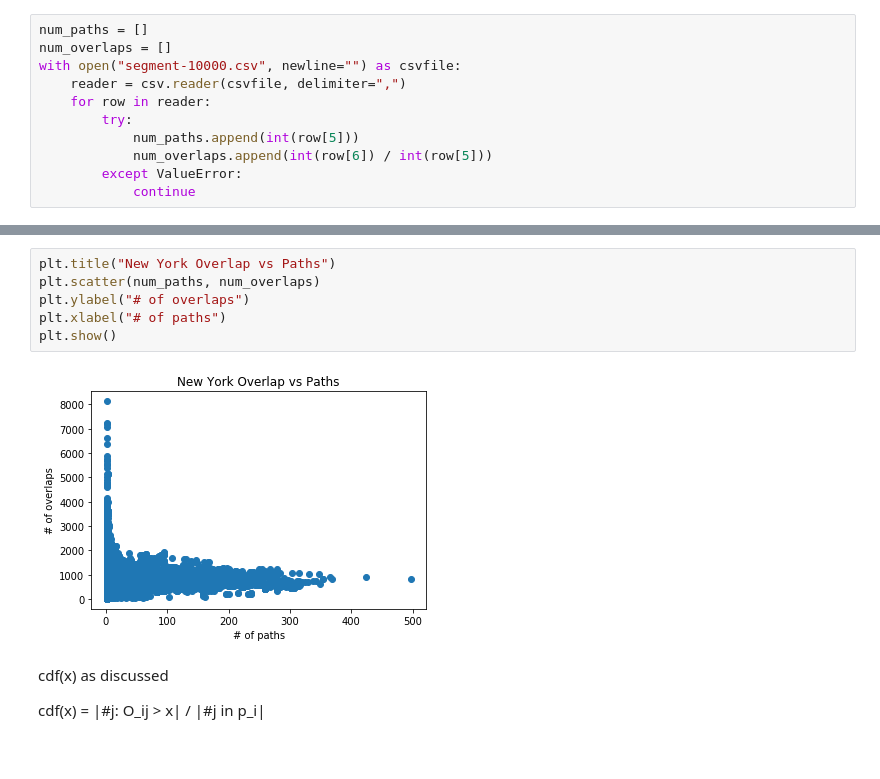
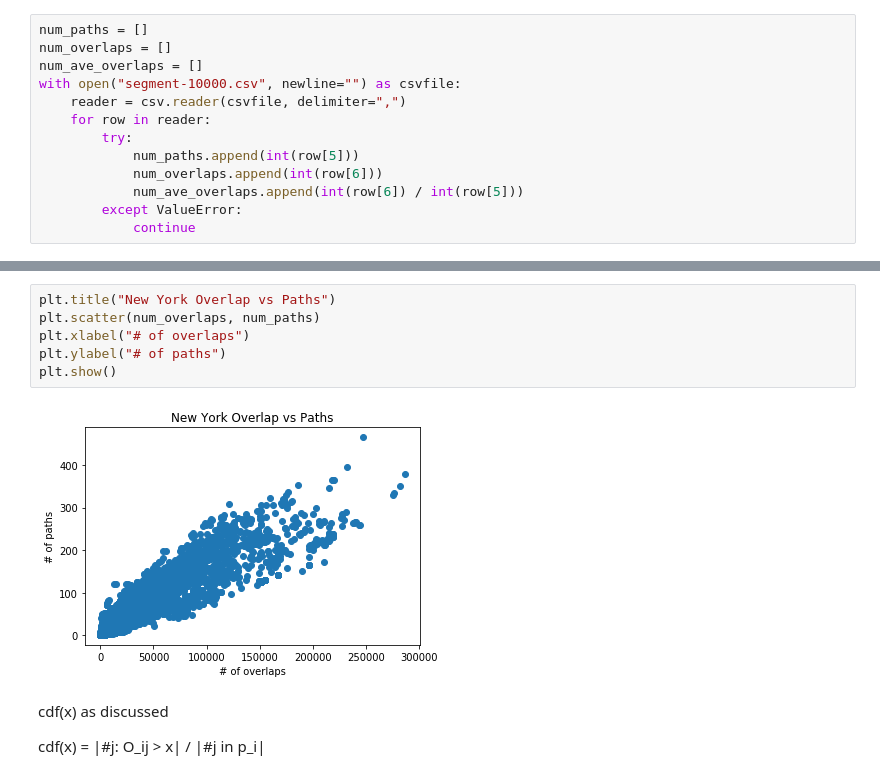
Before and after one commit to TrafficPrivacy/ServerClient, a Jupyter notebook: data/ny_visualize.ipynb, the cells around one changed output, grey strips where cells are left out. Cells and saved outputs as stored; diff of their text form.

```diff
--- a/data/ny_visualize.ipynb
+++ b/data/ny_visualize.ipynb
@@ -6,11 +7,13 @@ from colour import Color
 # %%
 num_paths = []
 num_overlaps = []
+num_ave_overlaps = []
 with open("segment-10000.csv", newline="") as csvfile:
     reader = csv.reader(csvfile, delimiter=",")
     for row in reader:
         try:
             num_paths.append(int(row[5]))
-            num_overlaps.append(int(row[6]) / int(row[5]))
+            num_overlaps.append(int(row[6]))
+            num_ave_overlaps.append(int(row[6]) / int(row[5]))
         except ValueError:
             continue
@@ -17,11 +28,11 @@ with open("segment-10000.csv", newline="") as csvfile:
 # %%
 plt.title("New York Overlap vs Paths")
-plt.scatter(num_paths, num_overlaps)
-plt.ylabel("# of overlaps")
-plt.xlabel("# of paths")
+plt.scatter(num_overlaps, num_paths)
+plt.xlabel("# of overlaps")
+plt.ylabel("# of paths")
 plt.show()
 # %% [output]
-[figure, old version]
+[figure, new version]
 # %% [markdown]
 cdf(x) as discussed
 
```
Also changed, not shown: parts of 2 cells of this notebook, 2 other files.
